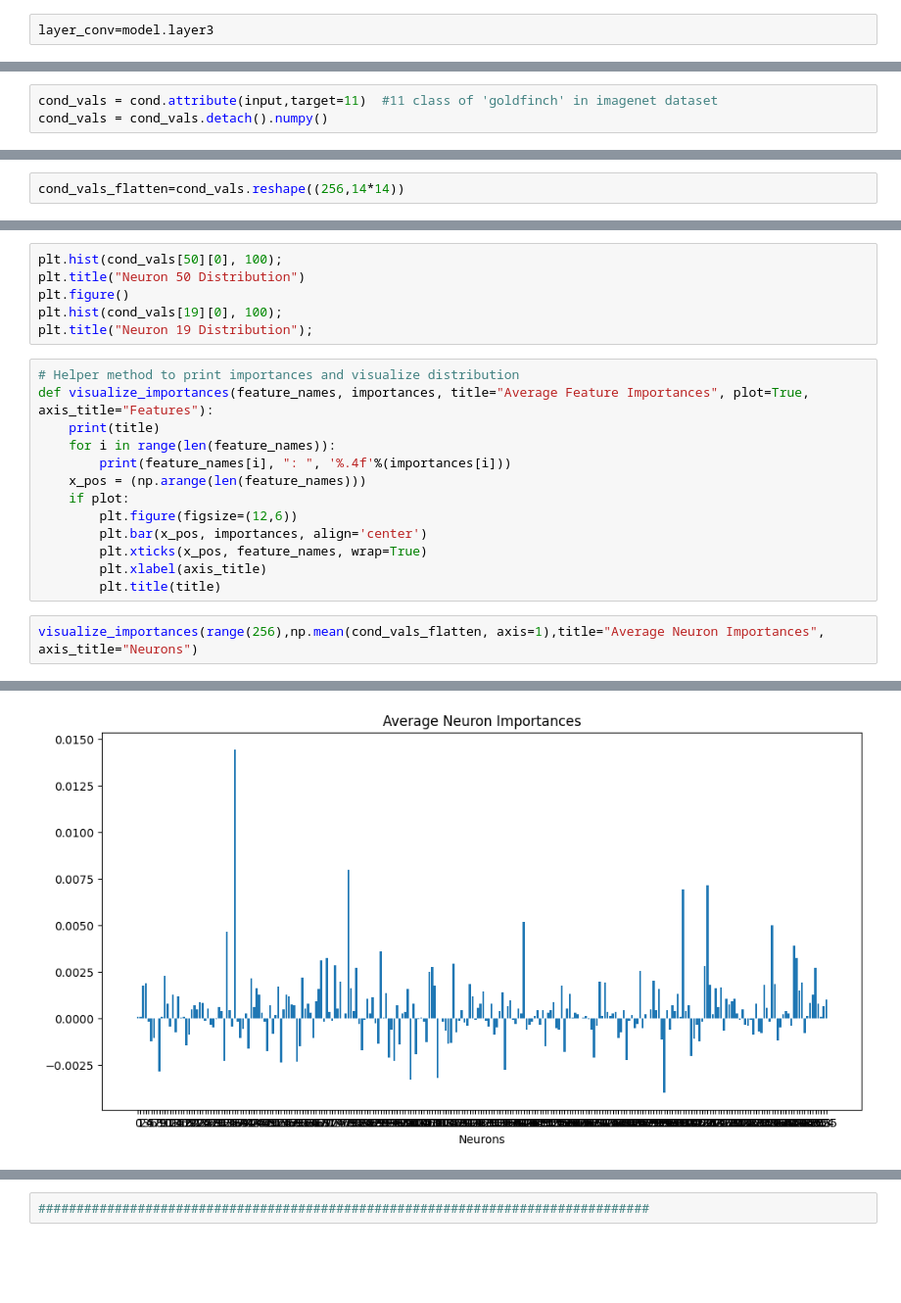
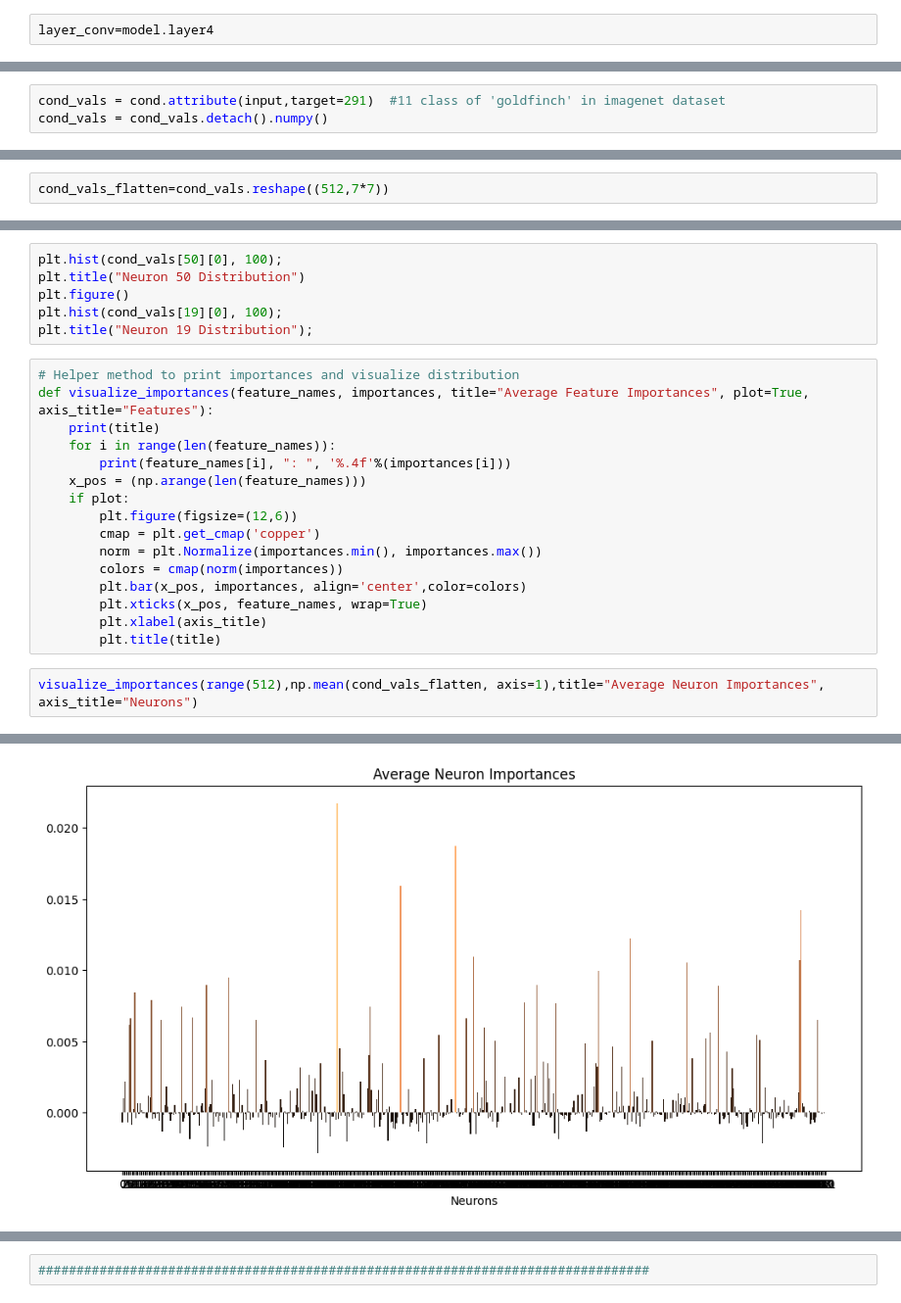
Before and after one commit to AmineBAA/Deep-Insights_Neural-Network, a Jupyter notebook: Resnet_TorchVision_Interpret.ipynb, the cells around one changed output, grey strips where cells are left out. Shown at 98% size. Saved outputs shown, nothing was run; the diff lists cells and outputs as text; blank space fills up the shorter version.

```diff
--- a/Resnet_TorchVision_Interpret.ipynb
+++ b/Resnet_TorchVision_Interpret.ipynb
@@ -125,4 +133,4 @@ Let's visualize the image and corresponding attributions by overlaying the latte
 # %%
-layer_conv=model.layer3
+layer_conv=model.layer4
 # %%
 layer_conv
@@ -158,5 +146,5 @@ cond = LayerConductance(model, layer_conv)
 # %%
-cond_vals = cond.attribute(input,target=11)  #11 class of 'goldfinch' in imagenet dataset
+cond_vals = cond.attribute(input,target=291)  #11 class of 'goldfinch' in imagenet dataset
 cond_vals = cond_vals.detach().numpy()
 # %%
 cond_vals.shape
@@ -165,5 +153,5 @@ cond_vals.shape
 # %%
-cond_vals_flatten=cond_vals.reshape((256,14*14))
+cond_vals_flatten=cond_vals.reshape((512,7*7))
 # %%
 cond_vals_flatten.shape
 # %% [output]
@@ -183,11 +171,14 @@ def visualize_importances(feature_names, importances, title="Average Feature Imp
     x_pos = (np.arange(len(feature_names)))
     if plot:
         plt.figure(figsize=(12,6))
-        plt.bar(x_pos, importances, align='center')
+        cmap = plt.get_cmap('copper')
+        norm = plt.Normalize(importances.min(), importances.max())
+        colors = cmap(norm(importances))
+        plt.bar(x_pos, importances, align='center',color=colors)
         plt.xticks(x_pos, feature_names, wrap=True)
         plt.xlabel(axis_title)
         plt.title(title)
 # %%
-visualize_importances(range(256),np.mean(cond_vals_flatten, axis=1),title="Average Neuron Importances", axis_title="Neurons")
+visualize_importances(range(512),np.mean(cond_vals_flatten, axis=1),title="Average Neuron Importances", axis_title="Neurons")
 # %% [output]
 Average Neuron Importances
@@ -210,2 +201,2 @@ Average Neuron Importances
-[figure, old version]
+[figure, new version]
 # %%
```
Also changed, not shown: parts of 56 cells of this notebook.
